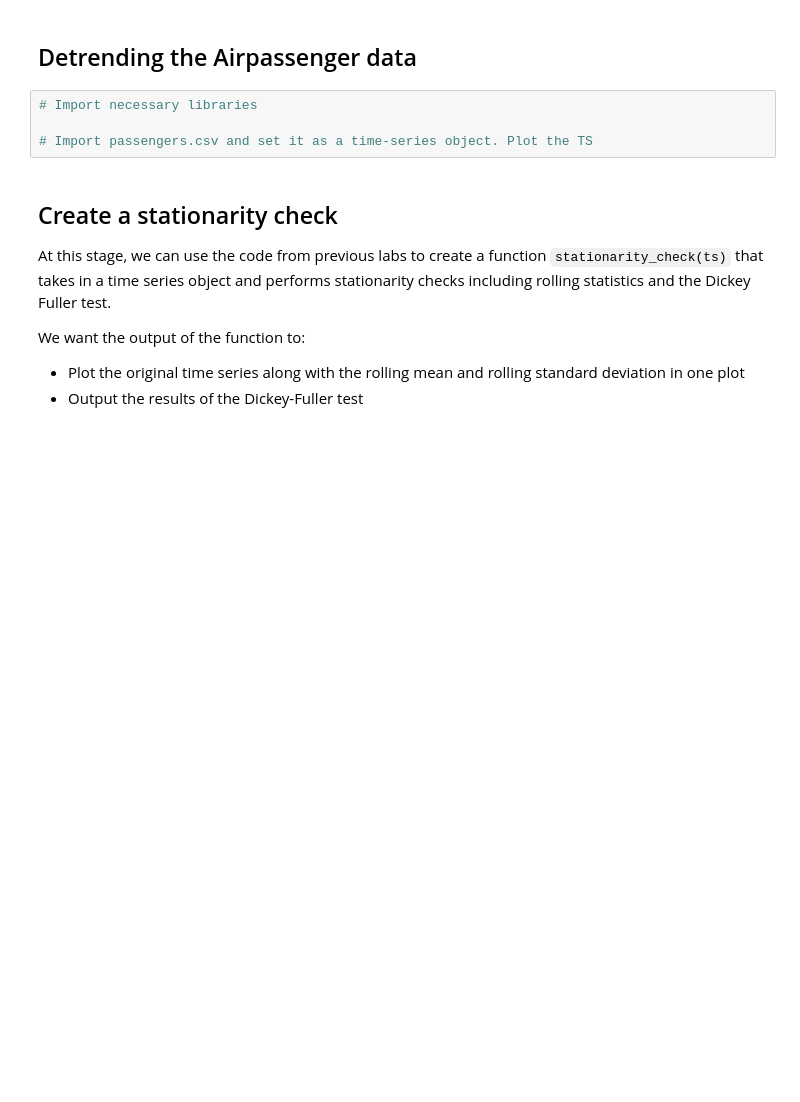
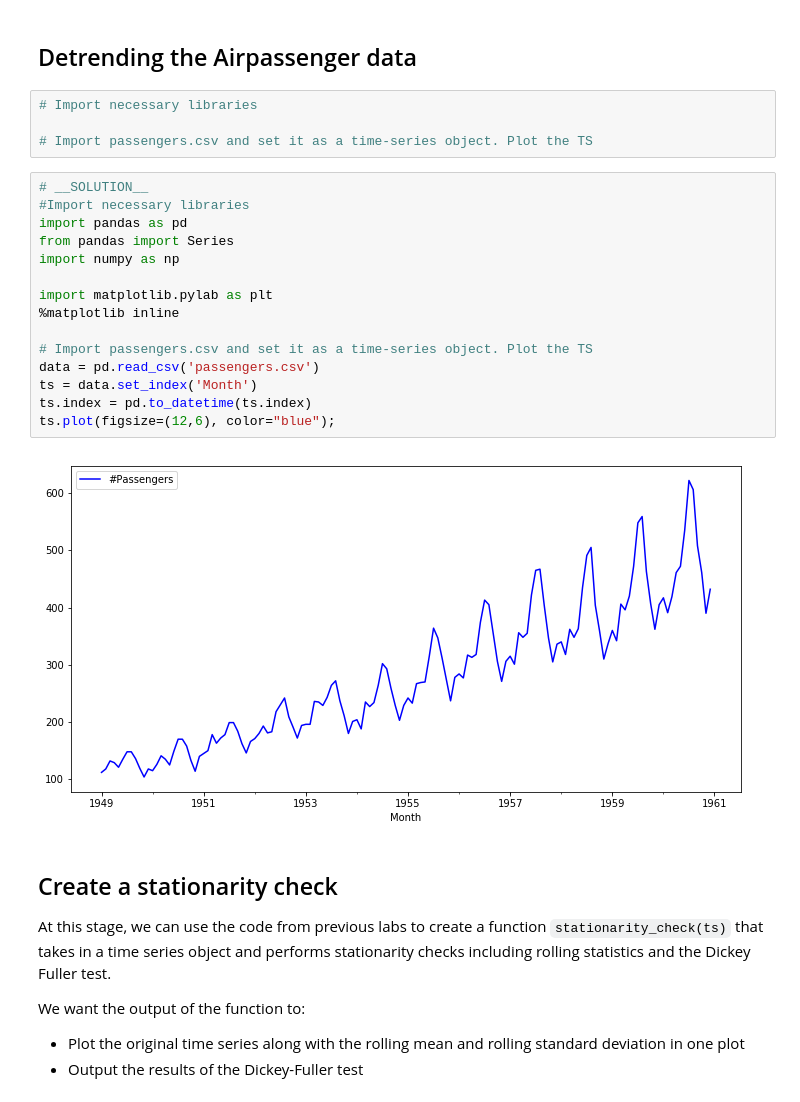
Before and after one commit to learn-co-curriculum/dsc-removing-trends-lab, a Jupyter notebook: index.ipynb, the cells around one changed output. Saved outputs shown, nothing was run; the diff lists cells and outputs as text; blank space fills up the shorter version.

Commit message:
ALERT: Cell Mismatch. Auto-create curriculum branch from solution + master

```diff
--- a/index.ipynb
+++ b/index.ipynb
@@ -18,6 +18,23 @@ You will be able to:
 # Import necessary libraries
 
 # Import passengers.csv and set it as a time-series object. Plot the TS
+# %%
+# __SOLUTION__
+#Import necessary libraries
+import pandas as pd
+from pandas import Series
+import numpy as np
+
+import matplotlib.pylab as plt
+%matplotlib inline
+
+# Import passengers.csv and set it as a time-series object. Plot the TS
+data = pd.read_csv('passengers.csv')
+ts = data.set_index('Month')
+ts.index = pd.to_datetime(ts.index)
+ts.plot(figsize=(12,6), color="blue");
+# %% [output]
+[figure, added]
 # %% [markdown]
 ## Create a stationarity check
 
```
Also changed, not shown: parts of 15 cells of this notebook, 14 other files.
